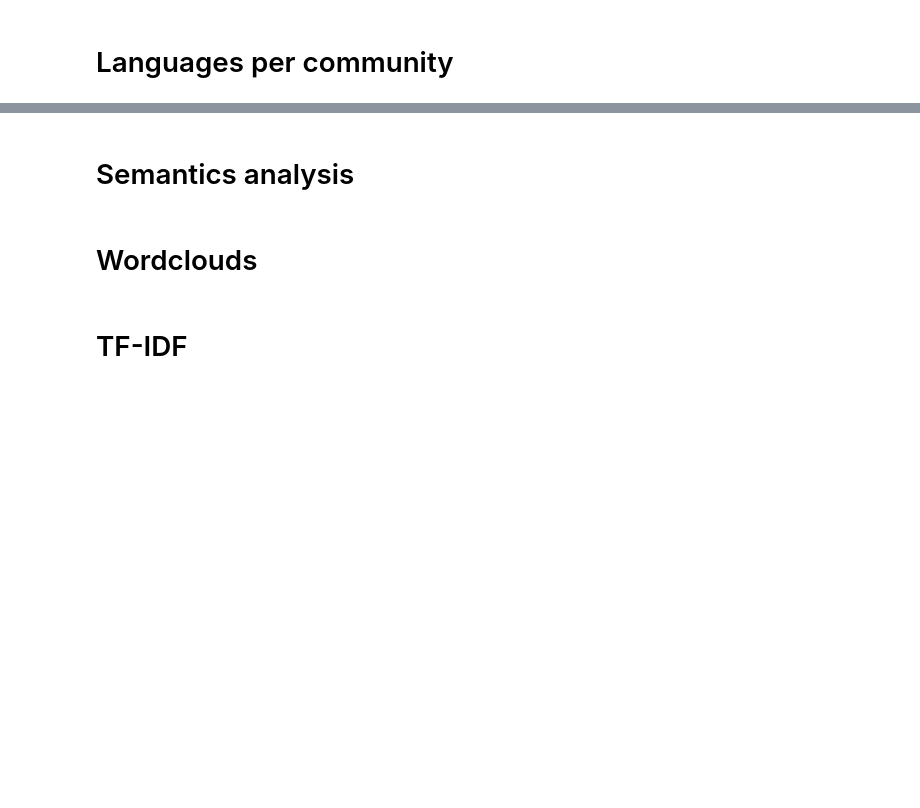
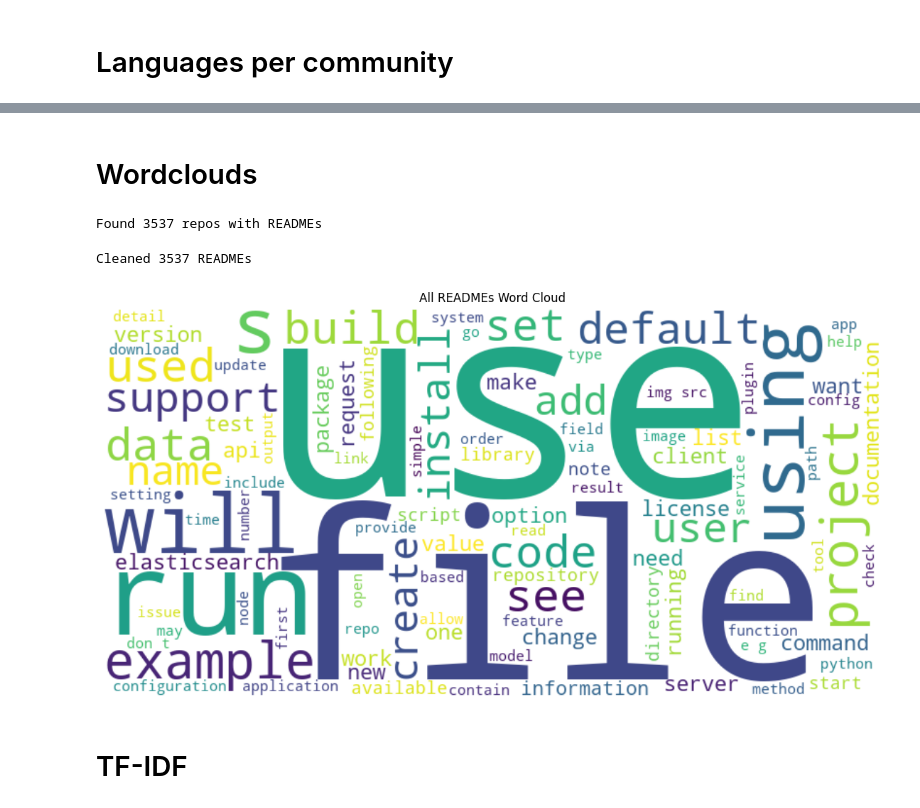
Before and after one commit to Pakkutaq/SG_rock_network, a Jupyter notebook: MainProject/ProjectNotebook.ipynb, the cells around one changed output, grey strips where cells are left out. Drawn from its saved outputs; the diff is of its cells as text; code cells hidden in the pictures; blank space fills up the shorter version.

```diff
--- a/MainProject/ProjectNotebook.ipynb
+++ b/MainProject/ProjectNotebook.ipynb
@@ -166,7 +205,7 @@ def analyze_community_languages(communities, partition, repo_data):
     return community_languages
 
 import json
-with open("repo_data.json", "r") as f:
+with open("repo_data.json", "r", encoding="utf-8") as f:
     repo_data = json.load(f)
 # Analyze languages per community
 comm_langs = analyze_community_languages(communities, partition, repo_data)
@@ -377,5 +467,5 @@ plt.show()
-# %% [markdown]
-# Semantics analysis
+# %% [markdown]
+# Wordclouds
 # %%
 def extract_readme_texts(repo_data):
     """
@@ -395,8 +485,8 @@ def extract_readme_texts(repo_data):
     return readme_texts
 
 readmes = extract_readme_texts(repo_data)
+# %% [output]
+Found 3537 repos with READMEs
-# %% [markdown]
-# Wordclouds
 # %%
 from wordcloud import STOPWORDS
 import re
@@ -441,39 +531,44 @@ def clean_readmes(readme_texts):
 
 # Clean the readmes
 cleaned_readmes = clean_readmes(readmes)
+# %% [output]
+Cleaned 3537 READMEs
 # %%
 from wordcloud import WordCloud
 import matplotlib.pyplot as plt
 
 def create_wordcloud(texts, title="Word Cloud"):
     """
     Create a word cloud from a list of texts.
 
     Parameters:
         texts: list of strings
         title: title for the plot
     """
     # Combine all texts
     combined_text = " ".join(texts)
 
     # Create word cloud
     wordcloud = WordCloud(
         width=800,
         height=400,
         background_color='white',
-        max_words=100
+        max_words=100,
+        random_state=42
     ).generate(combined_text)
 
     # Display
     plt.figure(figsize=(12, 6))
     plt.imshow(wordcloud, interpolation='bilinear')
     plt.axis('off')
     plt.title(title)
     plt.tight_layout()
     plt.show()
 
 # Create overall word cloud
 create_wordcloud(cleaned_readmes, "All READMEs Word Cloud")
+# %% [output]
+[figure, added]
 # %% [markdown]
 # TF-IDF
 # %%
```
Also changed, not shown: parts of 17 cells of this notebook, 2 other files.
